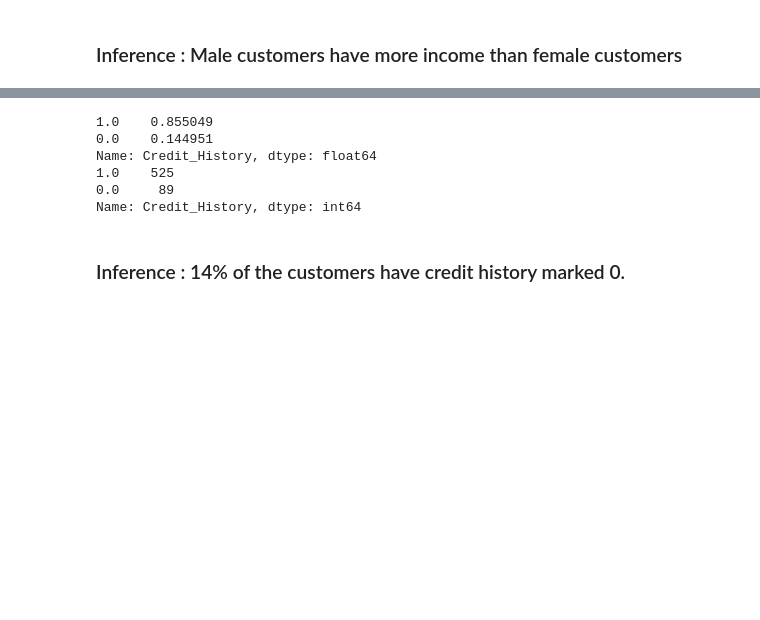
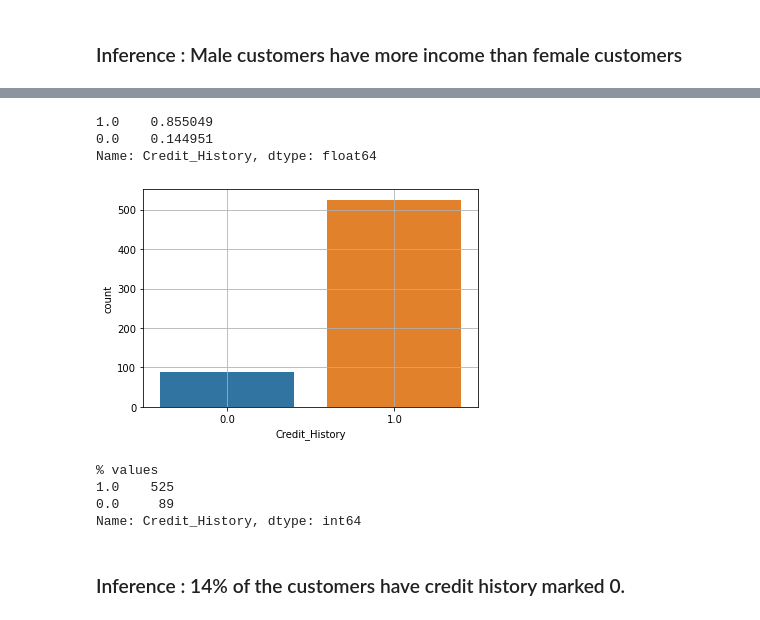
Before and after one commit to SharanDHONI/Loan-Apprval-prediction-AnalyticsVidhya, a Jupyter notebook: Loan-v2.ipynb, the cells around one changed output, grey strips where cells are left out. Cells and saved outputs as stored; diff of their text form; code cells hidden in the pictures; blank space fills up the shorter version.

```diff
--- a/Loan-v2.ipynb
+++ b/Loan-v2.ipynb
@@ -547,13 +572,19 @@ gen_loanamt
 # %%
+sns.countplot(df.Credit_History)
 print(df.Credit_History.value_counts(normalize=True))
+plt.grid()
+plt.show()
+print('\n% values')
 print(df.Credit_History.value_counts(normalize=False))
 # %% [output]
 1.0    0.855049
 0.0    0.144951
 Name: Credit_History, dtype: float64
-1.0    525
-0.0     89
-Name: Credit_History, dtype: int64
+[figure, added]
+% values
+1.0    525
+0.0     89
+Name: Credit_History, dtype: int64
 # %% [markdown]
 ### Inference : 14% of the customers have credit history marked 0.
 # %%
```
Also changed, not shown: parts of 38 cells of this notebook.
